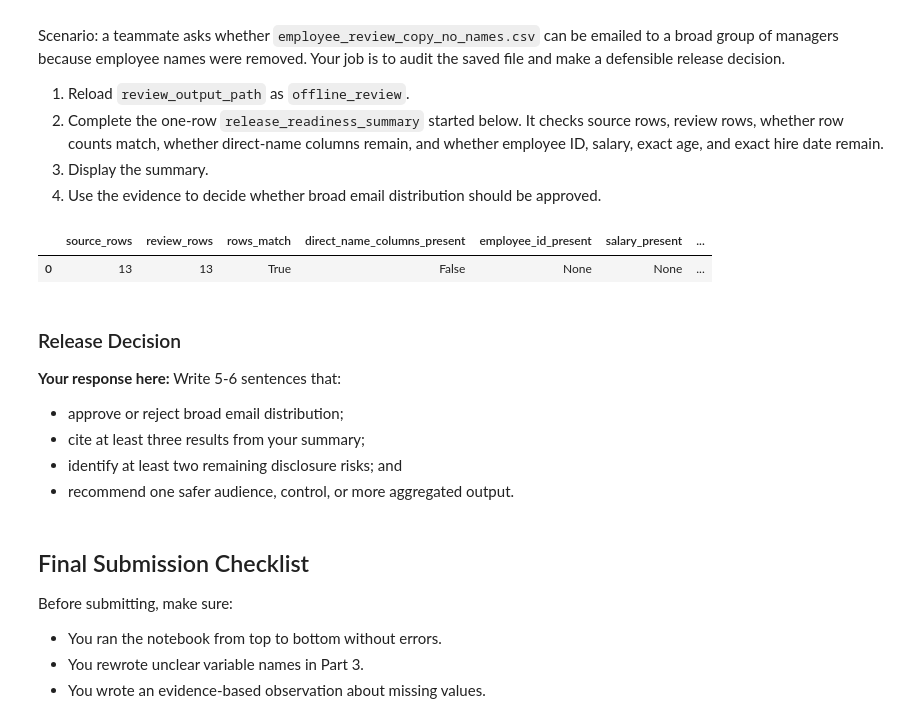
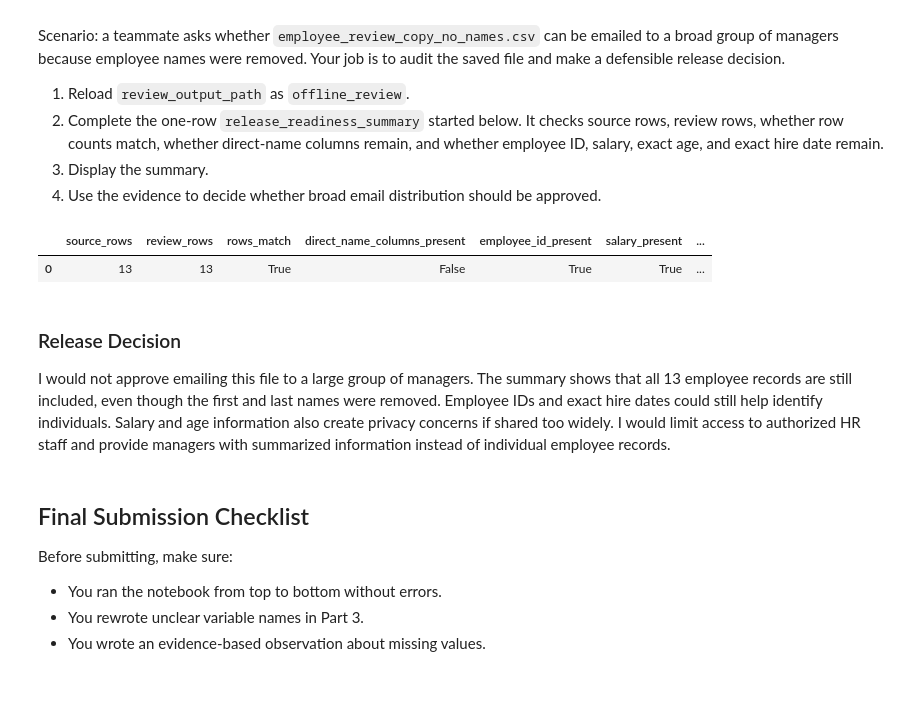
Before and after one commit to LCGillford/ban6003-week3-4-lyndon.gilford, a Jupyter notebook: notebooks/week4_github_repro_governance_lab.ipynb, the cells around one changed output. Cells and saved outputs as stored; diff of their text form; code cells hidden in the pictures; blank space fills up the shorter version.

```diff
--- a/notebooks/week4_github_repro_governance_lab.ipynb
+++ b/notebooks/week4_github_repro_governance_lab.ipynb
@@ -394,33 +394,29 @@ Scenario: a teammate asks whether `employee_review_copy_no_names.csv` can be ema
 # %%
 # Offline Assignment
 # Hint: use `"column_name" in offline_review.columns` for each remaining-field check.
 # The direct-name check is already completed as an example.
 offline_review = pd.read_csv(review_output_path)
 
 release_readiness_summary = pd.DataFrame([{
     "source_rows": len(employees_raw),
     "review_rows": len(offline_review),
     "rows_match": len(employees_raw) == len(offline_review),
     "direct_name_columns_present": bool(set(direct_name_columns) & set(offline_review.columns)),
-    "employee_id_present": None,  # TODO
-    "salary_present": None,  # TODO
-    "exact_age_present": None,  # TODO
-    "exact_hire_date_present": None,  # TODO
+
+"employee_id_present": "employee_id" in offline_review.columns,
+"salary_present": "salary" in offline_review.columns,
+"exact_age_present": "age" in offline_review.columns,
+"exact_hire_date_present": "hire_date" in offline_review.columns,
+
 }])
 
 release_readiness_summary
 # %% [output]
 |  | source_rows | review_rows | rows_match | direct_name_columns_present | employee_id_present | salary_present | ... |
-| 0 | 13 | 13 | True | False | None | None | ... |
+| 0 | 13 | 13 | True | False | True | True | ... |
 # %% [markdown]
 ### Release Decision
-
-**Your response here:** Write 5-6 sentences that:
-
-- approve or reject broad email distribution;
-- cite at least three results from your summary;
-- identify at least two remaining disclosure risks; and
-- recommend one safer audience, control, or more aggregated output.
+I would not approve emailing this file to a large group of managers. The summary shows that all 13 employee records are still included, even though the first and last names were removed. Employee IDs and exact hire dates could still help identify individuals. Salary and age information also create privacy concerns if shared too widely. I would limit access to authorized HR staff and provide managers with summarized information instead of individual employee records.
 # %% [markdown]
 ## Final Submission Checklist
 
```
